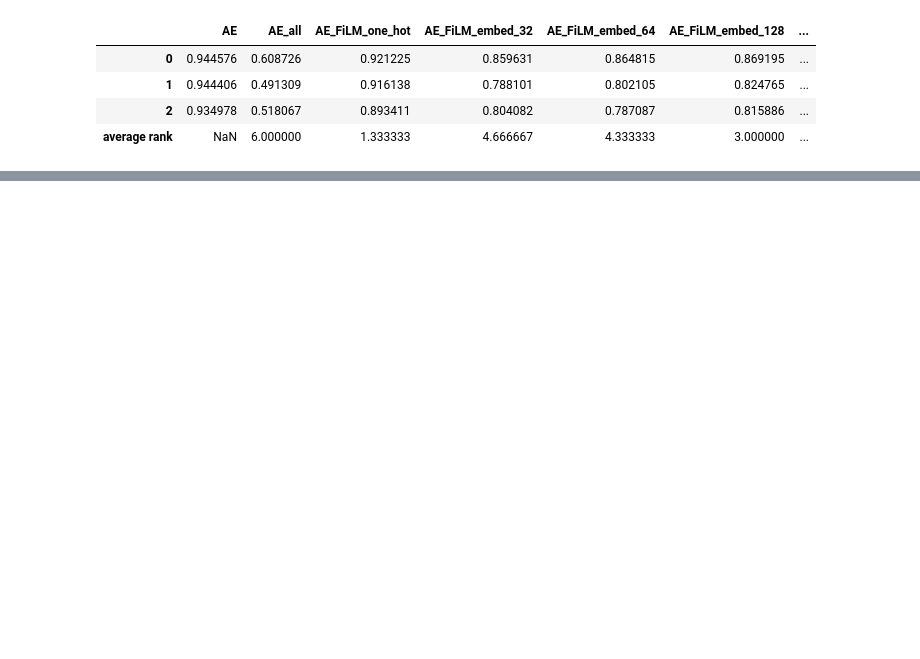
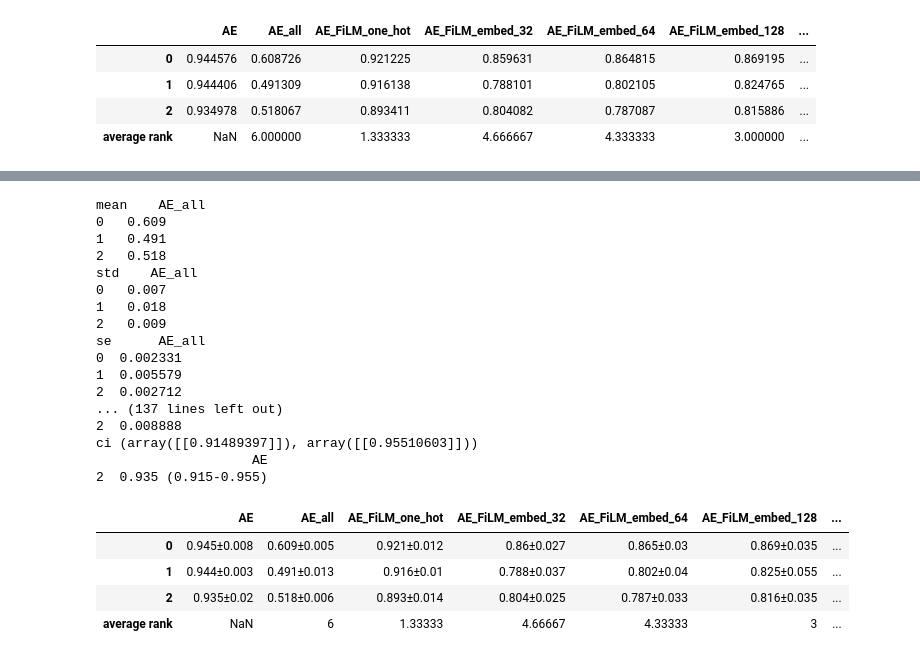
Before and after one commit to EllenRushe/CANDE, a Jupyter notebook: image_context_net/results.ipynb, the cells around one changed output, grey strips where cells are left out. Cells and saved outputs as stored; diff of their text form; code cells hidden in the pictures; blank space fills up the shorter version.

```diff
--- a/image_context_net/results.ipynb
+++ b/image_context_net/results.ipynb
@@ -99,0 +168,46 @@ formatted_results_table
+# %%
+model_names = [
+               'AE_all',
+               'AE_FiLM_one_hot',
+               'AE_FiLM_embed_32',
+               'AE_FiLM_embed_64',
+               'AE_FiLM_embed_128',
+               'AE_FiLM_embed_256'
+            ]
+results_list_print = []
+for model_name in model_names:
+    results_list_print.append(get_results_print(model_name))
+
+single_model_list_print = []
+for i in [0, 1, 2]:
+    single_model_list_print.append(get_results_print("AE", context=str(i)))
+
+single_model_results_print = pd.concat(single_model_list_print)
+
+results_df_print = pd.concat([single_model_results_print]+results_list_print, axis=1)
+
+results_and_ranks_df_print = pd.concat([results_df_print, mean_rank_row])
+results_and_ranks_df_print
+# %% [output]
+mean    AE_all
+0   0.609
+1   0.491
+2   0.518
+std    AE_all
+0   0.007
+1   0.018
+2   0.009
+se      AE_all
+0  0.002331
+1  0.005579
+2  0.002712
+... (137 lines left out)
+2  0.008888
+ci (array([[0.91489397]]), array([[0.95510603]]))
+                    AE
+2  0.935 (0.915-0.955)
+|  | AE | AE_all | AE_FiLM_one_hot | AE_FiLM_embed_32 | AE_FiLM_embed_64 | AE_FiLM_embed_128 | ... |
+| 0 | 0.945±0.008 | 0.609±0.005 | 0.921±0.012 | 0.86±0.027 | 0.865±0.03 | 0.869±0.035 | ... |
+| 1 | 0.944±0.003 | 0.491±0.013 | 0.916±0.01 | 0.788±0.037 | 0.802±0.04 | 0.825±0.055 | ... |
+| 2 | 0.935±0.02 | 0.518±0.006 | 0.893±0.014 | 0.804±0.025 | 0.787±0.033 | 0.816±0.035 | ... |
+| average rank | NaN | 6 | 1.33333 | 4.66667 | 4.33333 | 3 | ... |
```
Also changed, not shown: parts of 8 cells of this notebook, 3 other files.
